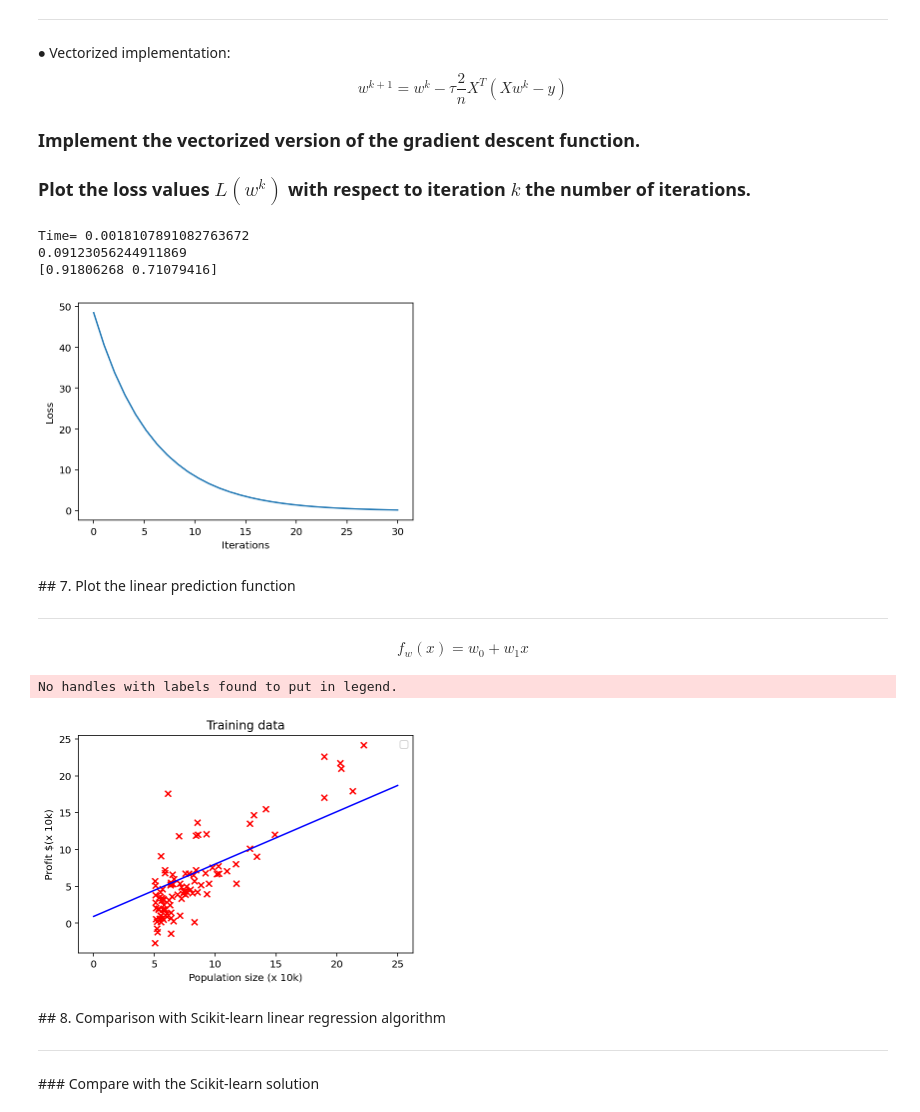
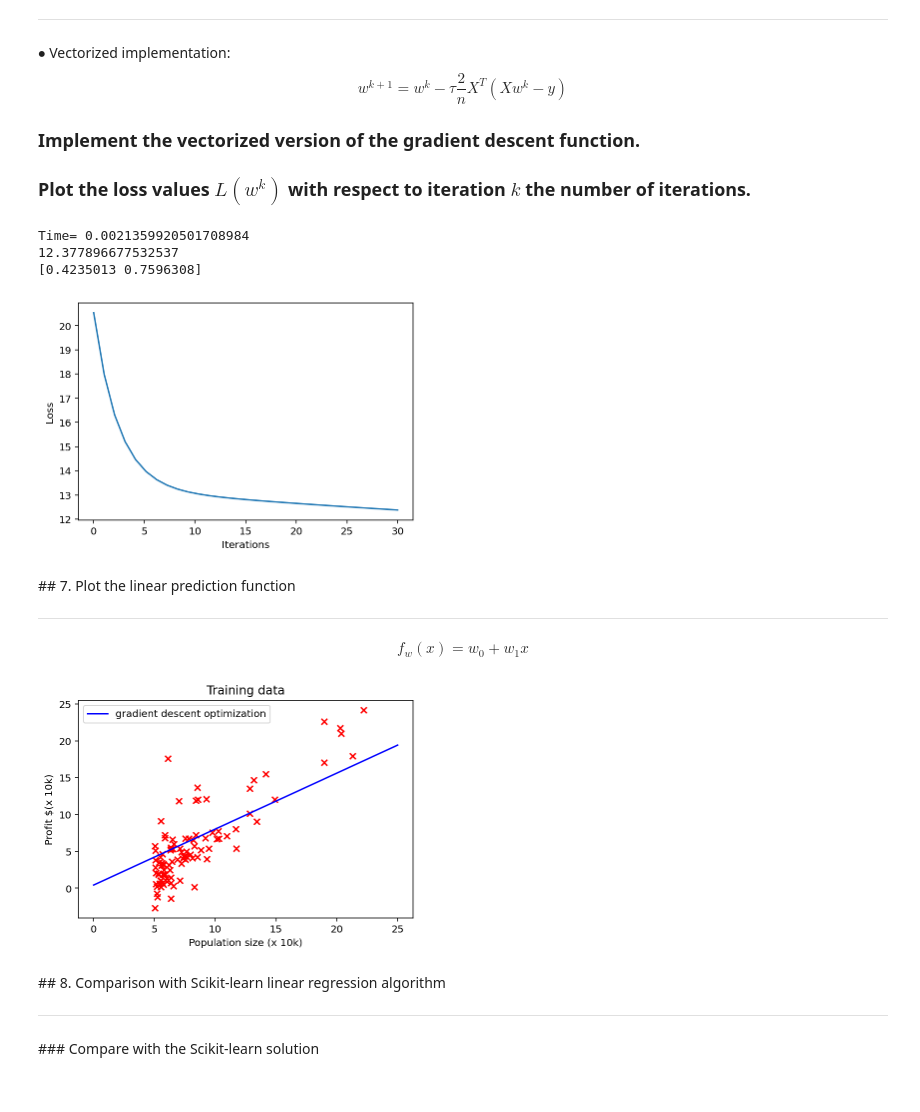
Before and after one commit to yesoly/MachineLearningProject, a Jupyter notebook: Assignment_02_b.ipynb, the cells around one changed output. Drawn from its saved outputs; the diff is of its cells as text; code cells hidden in the pictures.

Commit message:
plot the prediction function by gradient descent

```diff
--- a/Assignment_02_b.ipynb
+++ b/Assignment_02_b.ipynb
@@ -102,7 +102,8 @@ $$
 Implement the vectorized version of the linear predictive function.
 # %%
 # construct data matrix
-X = np.array([(1, x_train[i]) for i in range(len(x_train))])
+x0 = np.ones((x_train.reshape(-1,1).shape[0],1))
+X = np.hstack((x0, x_train.reshape(-1,1)))
 
 # parameters vector
 w = np.ones(2)
@@ -157,7 +158,7 @@ Implement the vectorized version of the linear regression loss function.
 # loss function definition
 def loss_mse(y_pred,y):
 
-    loss = (y_pred - y).T * (y_pred - y) / len(y)
+    loss = np.dot((y_pred - y).T, (y_pred - y)) / len(y)
 
     return loss
 
@@ -212,41 +213,41 @@ def grad_desc(X, y, w_init, tau, max_iter):
     w_iters = np.ones((max_iter, 2)) # record the parameter values
     w = w_init # initialization
 
     for i in range(max_iter): # loop over the iterations
 
         y_pred = f_pred(X,w) # linear predicition function
         grad_f = grad_loss(y_pred,y,X) # gradient of the loss
-        w = w - tau * grad_f # update rule of gradient descent
-        L_iters[i] = grad_loss(y_pred,y,x_train) # save the current loss value
+        w = w - (tau * grad_f) # update rule of gradient descent
+        L_iters[i] = loss_mse(y_pred,y) # save the current loss value
         w_iters[i,:] = w # save the current w value
 
     return w, L_iters, w_iters
 
 
 # run gradient descent algorithm
 start = time.time()
 w_init = np.ones(2)
-tau = 0.001
+tau = 0.011
 max_iter = 30
 
 w, L_iters, w_iters = grad_desc(X,y,w_init,tau,max_iter)
 
 print('Time=',time.time() - start) # plot the computational cost
 print(L_iters[-1]) # plot the last value of the loss
-print(w_iters[-1]) # plot the last value of the parameter w
+print(w_iters[-1,:]) # plot the last value of the parameter w
 
 
 # plot
 plt.figure(2)
 plt.plot(np.linspace(0, max_iter, max_iter), L_iters) # plot the loss curve
 plt.xlabel('Iterations')
 plt.ylabel('Loss')
 plt.show()
 # %% [output]
-Time= 0.0018107891082763672
-0.09123056244911869
-[0.91806268 0.71079416]
+Time= 0.0021359920501708984
+12.377896677532537
+[0.4235013 0.7596308]
-[figure, old version]
+[figure, new version]
 # %% [markdown]
 ## 7. Plot the linear prediction function
 <hr>
@@ -261,15 +262,14 @@ y_pred = w_iters[-1,0] + w_iters[-1,1] * x_pred # compute the prediction values
 # plot
 plt.figure(3)
 plt.scatter(x_train, y_train, c="r", marker="x")
-plt.plot(x_pred, y_pred, c='b')
+plt.plot(x_pred, y_pred, c='b', label = "gradient descent optimization")
 plt.legend(loc='best')
 plt.title('Training data')
 plt.xlabel('Population size (x 10k)')
 plt.ylabel('Profit $(x 10k)')
 plt.show()
 # %% [output]
-No handles with labels found to put in legend.
-[figure, old version]
+[figure, new version]
 # %% [markdown]
 ## 8. Comparison with Scikit-learn linear regression algorithm
 <hr>
```
Also changed, not shown: parts of 6 cells of this notebook.
